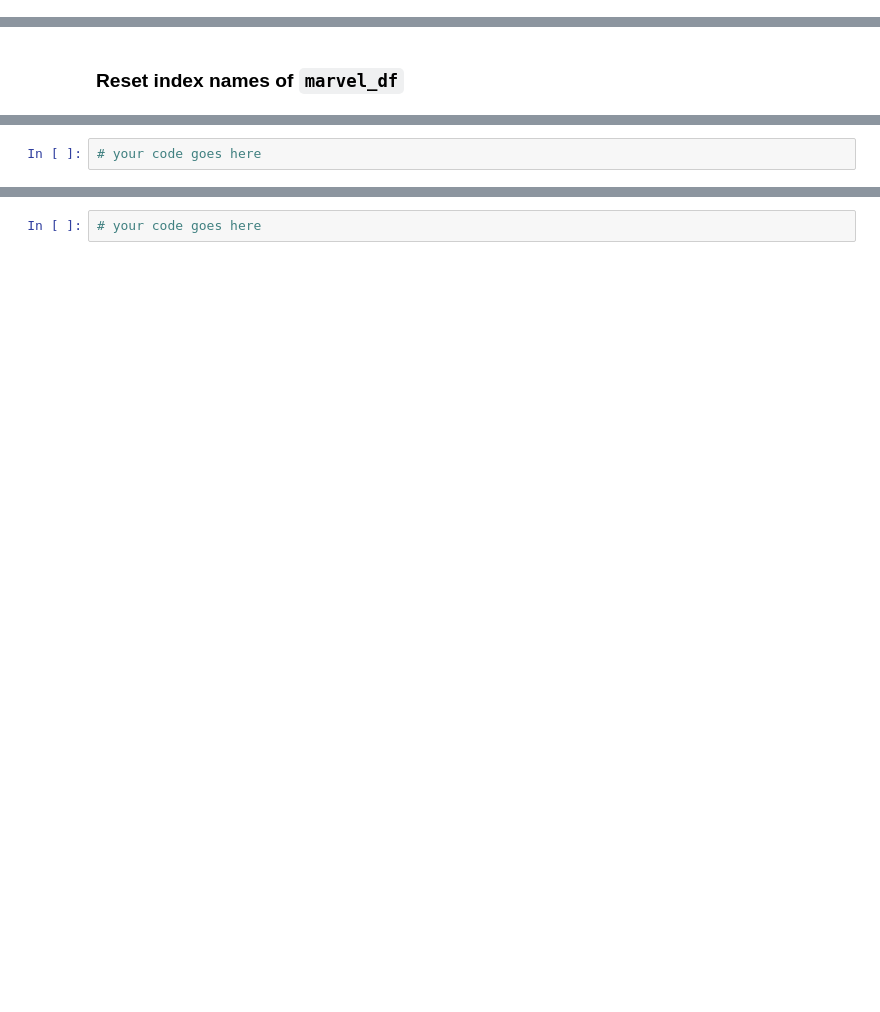
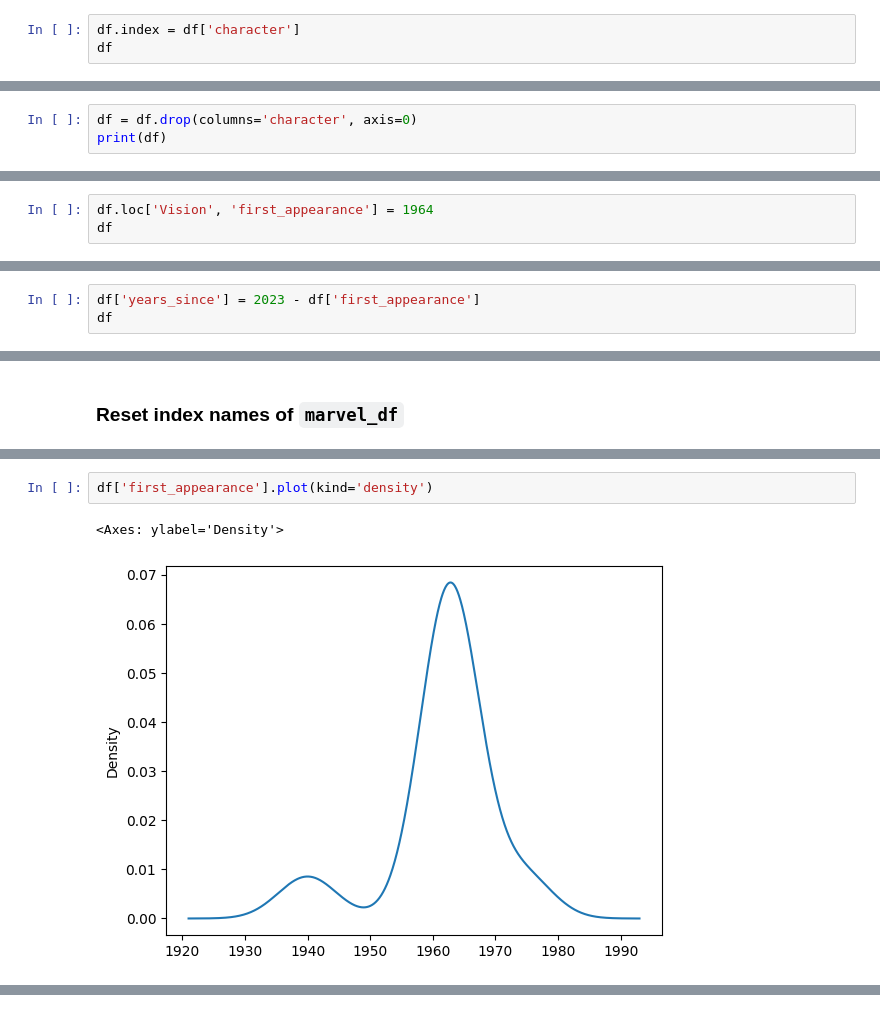
Before and after one commit to Ujstor/Data-Science-Introduction, a Jupyter notebook: 01_ numpy_pandas_matplotlib/Pandas/04 - Pandas DataFrames exercises.ipynb, the cells around one changed output, grey strips where cells are left out. Saved outputs shown, nothing was run; the diff lists cells and outputs as text; blank space fills up the shorter version.

```diff
--- a/01_ numpy_pandas_matplotlib/Pandas/04 - Pandas DataFrames exercises.ipynb
+++ b/01_ numpy_pandas_matplotlib/Pandas/04 - Pandas DataFrames exercises.ipynb
@@ -69,0 +113,3 @@ marvel_data = [
+# %%
+df.index = df['character']
+df
@@ -75,0 +139,3 @@ marvel_data = [
+# %%
+df = df.drop(columns='character', axis=0)
+print(df)
@@ -121,0 +273,3 @@ marvel_data = [
+# %%
+df.loc['Vision', 'first_appearance'] = 1964
+df
@@ -127,0 +299,3 @@ marvel_data = [
+# %%
+df['years_since'] = 2023 - df['first_appearance']
+df
@@ -189,11 +463,12 @@ marvel_data = [
 ![green-divider](https://user-images.githubusercontent.com/7065401/52071924-c003ad80-2562-11e9-8297-1c6595f8a7ff.png)
 
 ### Plot the values of `first_appearance`
-# %%
-# your code goes here
+# %%
+df['first_appearance'].plot(kind='density')
+# %% [output]
+<Axes: ylabel='Density'>
+[figure, added]
 # %% [markdown]
 ![green-divider](https://user-images.githubusercontent.com/7065401/52071924-c003ad80-2562-11e9-8297-1c6595f8a7ff.png)
 
 ### Plot a histogram (plot.hist) with values of `first_appearance`
-# %%
-# your code goes here
```
Also changed, not shown: parts of 46 cells of this notebook, 1 other file.
